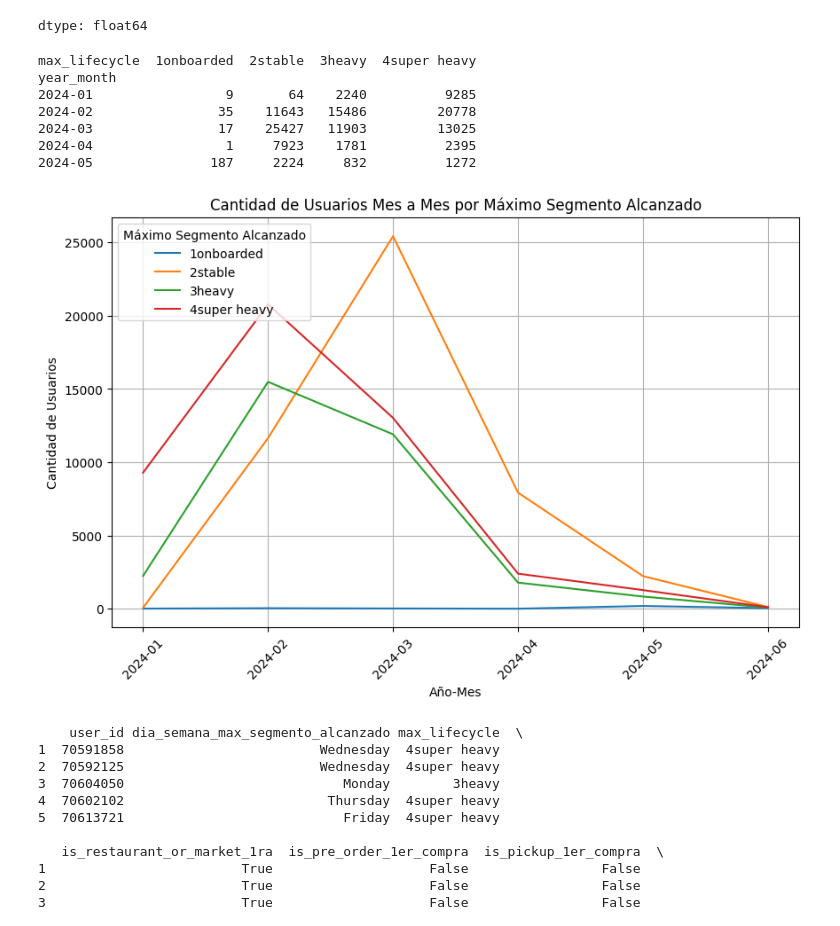
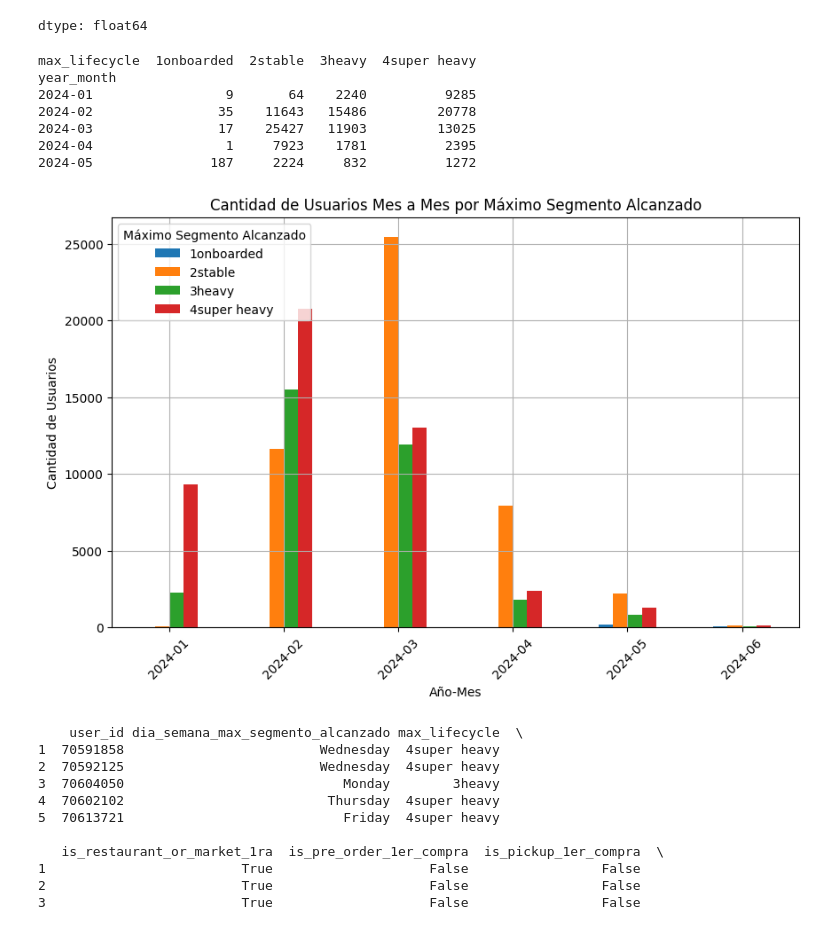
Before and after one commit to GuidoOliveri11/tesis_MiM_Guido_Luca_Oliveri, a Jupyter notebook: Guido_Oliveri_Tesis.ipynb, the cells around one changed output. Drawn from its saved outputs; the diff is of its cells as text; code cells hidden in the pictures.

```diff
--- a/Guido_Oliveri_Tesis.ipynb
+++ b/Guido_Oliveri_Tesis.ipynb
@@ -324,37 +329,38 @@ df['year_max_segmento'] = df['dia_max_segmento_alcanzado'].dt.year
 df['month_max_segmento'] = df['dia_max_segmento_alcanzado'].dt.month
 df['day_max_segmento'] = df['dia_max_segmento_alcanzado'].dt.day
 # %%
-# I) grafico de lineas para ver la cantidad de usuarios por segmento maximo alcanzado mes a mes
+# I) gráfico de barras para ver la cantidad de usuarios por segmento máximo alcanzado mes a mes
 usuarios_por_mes = df.groupby(['year_max_segmento', 'month_max_segmento', 'max_lifecycle'])['user_id'].nunique().reset_index()
 usuarios_por_mes['year_month'] = usuarios_por_mes['year_max_segmento'].astype(str) + '-' + usuarios_por_mes['month_max_segmento'].astype(str).str.zfill(2)
 
 usuarios_por_mes.rename(columns={'user_id': 'cantidad_usuarios'}, inplace=True)
 
 usuarios_por_mes_pivot = usuarios_por_mes.pivot(index='year_month', columns='max_lifecycle', values='cantidad_usuarios')
 
-usuarios_por_mes_pivot = usuarios_por_mes_pivot.fillna(0) # Relleno valores NaN con 0 (en caso de que no haya usuarios en algún mes para ciertos segmentos)
+usuarios_por_mes_pivot = usuarios_por_mes_pivot.fillna(0)  # Relleno valores NaN con 0 (en caso de que no haya usuarios en algún mes para ciertos segmentos)
 
 print(usuarios_por_mes_pivot.head())
 
-usuarios_por_mes_pivot.plot(kind='line', figsize=(10, 6))
+# Cambiar de gráfico de líneas a gráfico de barras
+usuarios_por_mes_pivot.plot(kind='bar', figsize=(10, 6))
 
 plt.title('Cantidad de Usuarios Mes a Mes por Máximo Segmento Alcanzado')
 plt.xlabel('Año-Mes')
 plt.ylabel('Cantidad de Usuarios')
 plt.xticks(rotation=45)
 plt.legend(title='Máximo Segmento Alcanzado', loc='upper left')
 
 plt.grid(True)
 plt.show()
 # %% [output]
 max_lifecycle  1onboarded  2stable  3heavy  4super heavy
 year_month
 2024-01                 9       64    2240          9285
 2024-02                35    11643   15486         20778
 2024-03                17    25427   11903         13025
 2024-04                 1     7923    1781          2395
 2024-05               187     2224     832          1272
-[figure, old version]
+[figure, new version]
 # %%
 df = df.drop(columns=['dia_1er_compra', 'dia_2da_compra', 'dia_3ra_compra', 'dia_4ta_compra', 'dia_max_segmento_alcanzado']) # estas ya las dropeo de mi dataset y uso lo de arriba
 # %%
```
Also changed, not shown: parts of 3 cells of this notebook.
